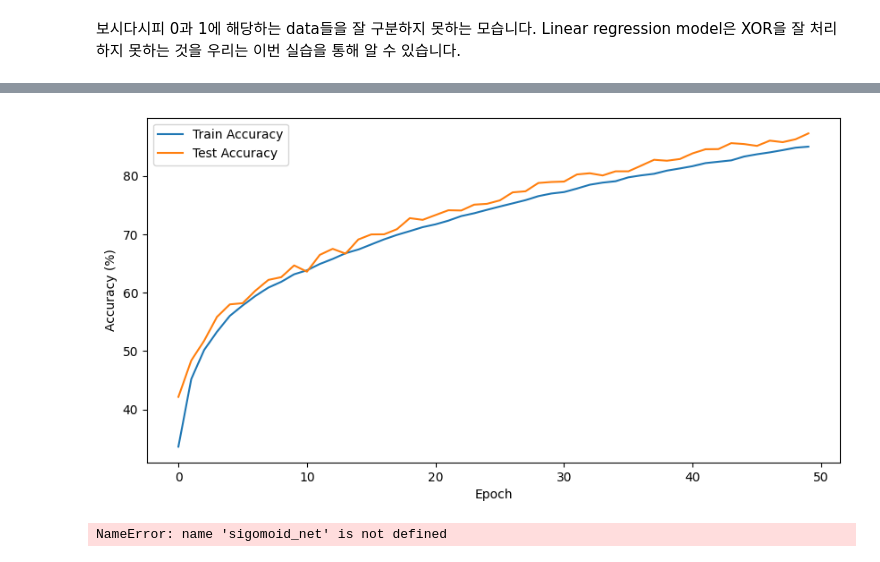
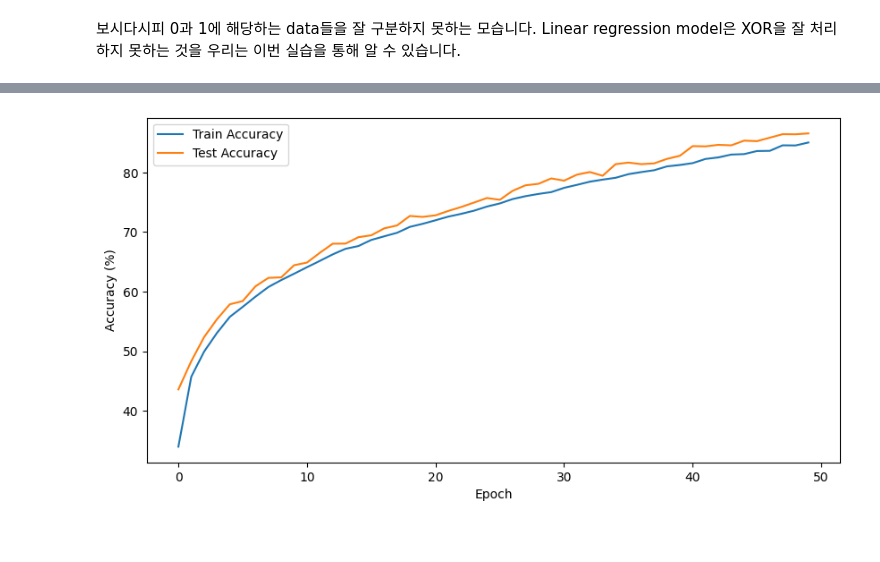
Before and after one commit to CleanOOP/StudyAI, a Jupyter notebook: 1_1_Linear_regression.ipynb, the cells around one changed output, grey strips where cells are left out. Saved outputs shown, nothing was run; the diff lists cells and outputs as text; code cells hidden in the pictures.

```diff
--- a/1_1_Linear_regression.ipynb
+++ b/1_1_Linear_regression.ipynb
@@ -337,7 +337,7 @@ for epoch in range(n_epochs):
       total_train += labels.size(0)
       correct_train += (predicted == labels).sum().item()
 
-    sigmoid_train_accuracy = 100 * correct_train / total
+    sigmoid_train_accuracy = 100 * correct_train / total_train
     sigmoid_train_accuracies.append(sigmoid_train_accuracy)
 
     # 테스트 루프
@@ -367,3 +367,2 @@ Epoch 50, Train Accuracy: 85.01%, Test Accuracy: 87.28%
 Finished Training
-[figure, old version]
+[figure, new version]
-NameError: name 'sigomoid_net' is not defined
```
Also changed, not shown: parts of 1 cell of this notebook.
